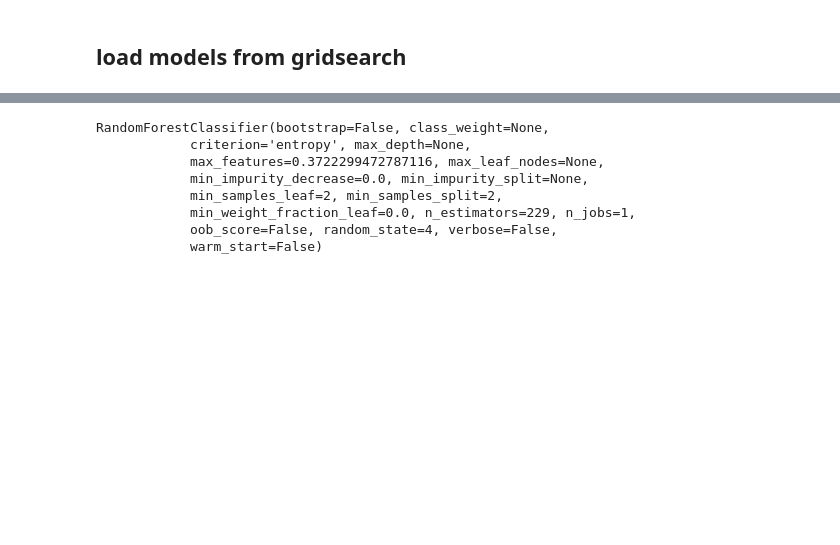
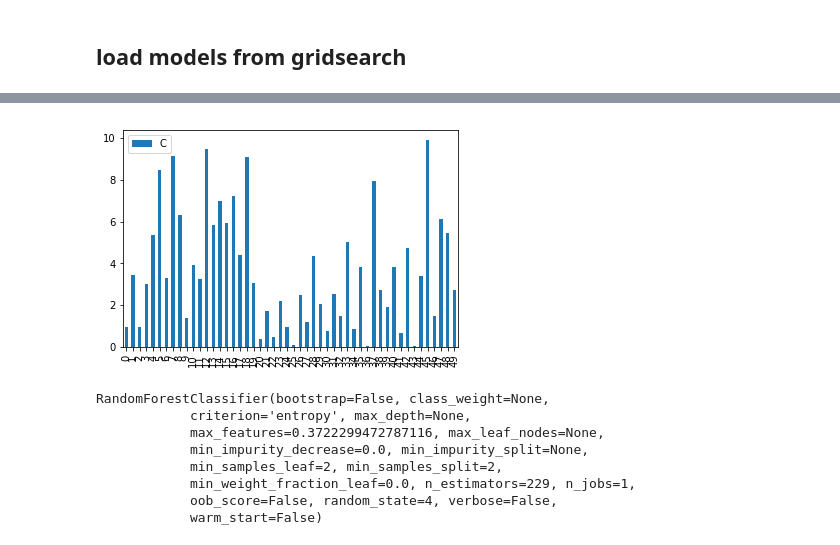
Before and after one commit to Jodahr/CabCancellation, a Jupyter notebook: CabCancellation.ipynb, the cells around one changed output, grey strips where cells are left out. Cells and saved outputs as stored; diff of their text form; code cells hidden in the pictures; blank space fills up the shorter version.

```diff
--- a/CabCancellation.ipynb
+++ b/CabCancellation.ipynb
@@ -289,3 +395,8 @@ fr_ru = dill.load(open('forest_ru.pkl', 'rb'))
+# %%
+DF.plot(y='C', kind='bar')
+plt.show()
+# %% [output]
+[figure, added]
 # %%
 est = fr_ru.steps[-1][1]
 bm = est.best_model()
```
Also changed, not shown: parts of 14 cells of this notebook.
